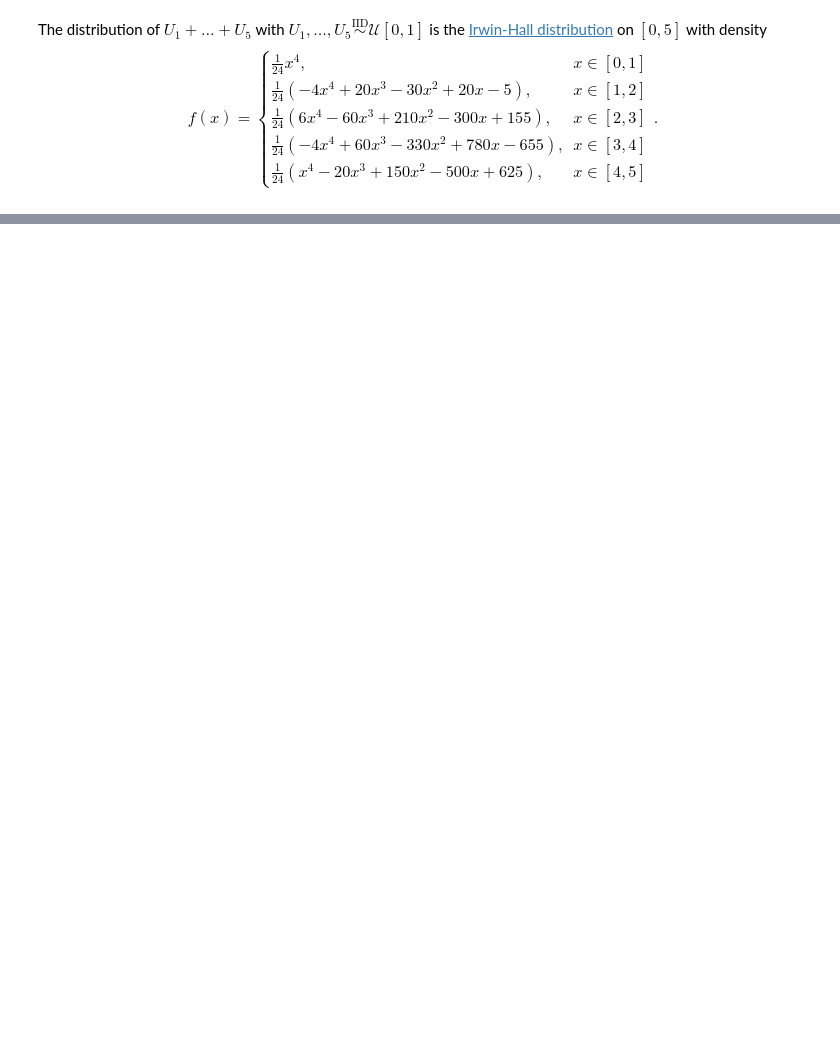
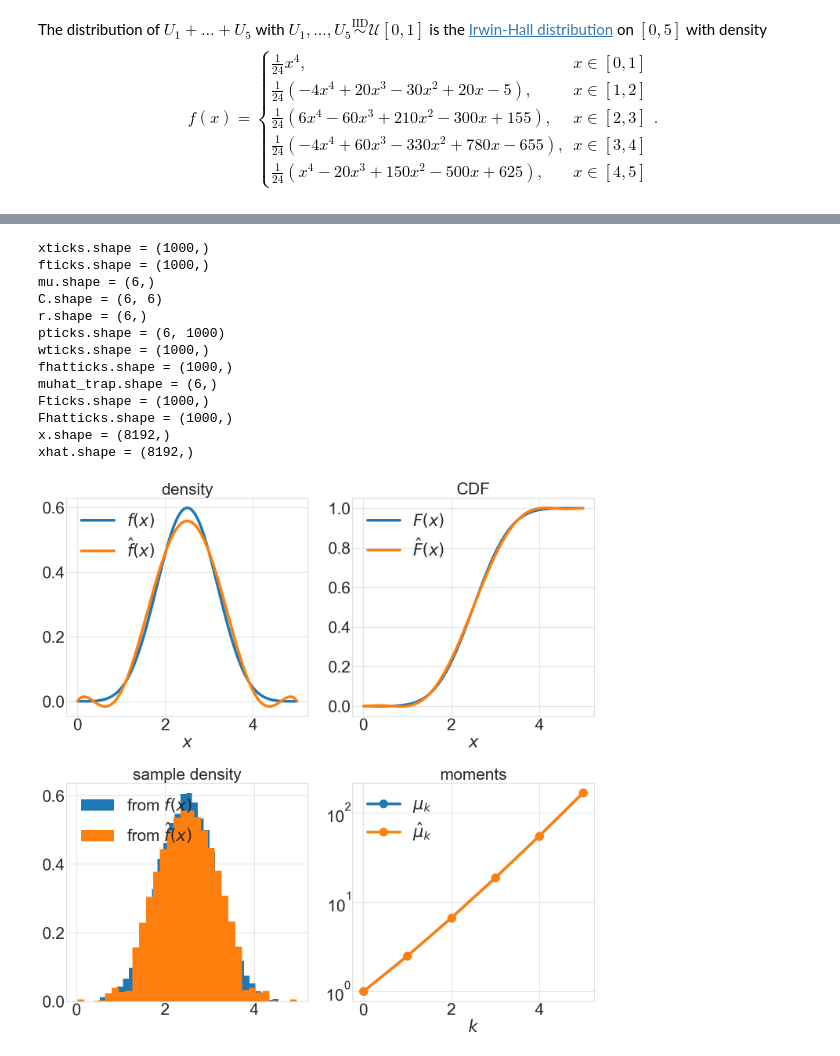
Before and after one commit to alegresor/TorchOrthoPolys, a Jupyter notebook: docs/examples/approx_1d.ipynb, the cells around one changed output, grey strips where cells are left out. Drawn from its saved outputs; the diff is of its cells as text; code cells hidden in the pictures; blank space fills up the shorter version.

Commit message:
clean up univariate moment approximation + add to docs

```diff
--- a/docs/examples/approx_1d.ipynb
+++ b/docs/examples/approx_1d.ipynb
@@ -131,0 +127,75 @@ Yhat.shape = (1000,)
+# %%
+n = 5 # maximum moment
+xticks = torch.linspace(0,5,1000)
+print("xticks.shape = %s"%str(tuple(xticks.shape)))
+fticks = f(xticks)
+print("fticks.shape = %s"%str(tuple(fticks.shape)))
+mu = mu_func(n)
+print("mu.shape = %s"%str(tuple(mu.shape)))
+poly = top.Gegenbauer(alpha=1,loc=0,scale=5)
+C = poly.coeffs(n)
+print("C.shape = %s"%str(tuple(C.shape)))
+r = torch.einsum("ij,j->i",C,mu)
+print("r.shape = %s"%str(tuple(r.shape)))
+pticks = poly(n,xticks)
+print("pticks.shape = %s"%str(tuple(pticks.shape)))
+wticks = poly.weight(xticks)
+print("wticks.shape = %s"%str(tuple(wticks.shape)))
+fhatticks = torch.einsum("i,i...->...",r,pticks)*wticks
+print("fhatticks.shape = %s"%str(tuple(fhatticks.shape)))
+muhat_trap = torch.trapezoid(xticks[None,:]**torch.arange(n+1)[:,None]*fhatticks,xticks,dim=-1)
+print("muhat_trap.shape = %s"%str(tuple(muhat_trap.shape)))
+Fticks = F(xticks)
+print("Fticks.shape = %s"%str(tuple(Fticks.shape)))
+Fhatticks = torch.einsum("i,i...->...",r,poly.integral(n,xticks))
+print("Fhatticks.shape = %s"%str(tuple(Fhatticks.shape)))
+rng = torch.Generator().manual_seed(11)
+N = 2**13 # number of random samples
+x = torch.from_numpy(scipy.stats.qmc.Sobol(5,rng=11).random(N)).sum(-1)
+print("x.shape = %s"%str(tuple(x.shape)))
+xhat = bisect_CDF(
+    F = lambda x: torch.einsum("i,i...->...",r,poly.integral(n,x)),
+    y = torch.from_numpy(scipy.stats.qmc.Sobol(1,rng=11).random(N))[:,0],
+    l = 0,
+    u = 5,
+    steps = 100,
+    rng = None,
+    )
+print("xhat.shape = %s"%str(tuple(xhat.shape)))
+fig,ax = pyplot.subplots(nrows=2,ncols=2,figsize=(PW/2,PW/2))
+ax[0,0].plot(xticks,fticks,label=r"$f(x)$")
+ax[0,0].plot(xticks,fhatticks,label=r"$\hat{f}(x)$")
+ax[0,0].set_title(r"density")
+ax[0,0].set_xlabel(r"$x$")
+ax[0,0].legend(frameon=False,loc="upper left")
+ax[0,1].plot(xticks,Fticks,label=r"$F(x)$")
+ax[0,1].plot(xticks,Fhatticks,label=r"$\hat{F}(x)$")
+ax[0,1].set_title(r"CDF")
+ax[0,1].set_xlabel(r"$x$")
+ax[0,1].legend(frameon=False,loc="upper left")
+ax[1,0].hist(x,bins=32,density=True,label=r"from $f(x)$")
+ax[1,0].hist(xhat,bins=32,density=True,label=r"from $\hat{f}(x)$")
+ax[1,0].legend(frameon=False,loc="upper left")
+ax[1,0].set_title(r"sample density")
+ax[1,1].plot(mu,'-o',label=r"$\mu_k$")
+ax[1,1].plot(muhat_trap,'-o',label=r"$\hat{\mu}_k$")
+ax[1,1].set_yscale("log",base=10)
+ax[1,1].set_title(r"moments")
+ax[1,1].set_xlabel(r"$k$")
+ax[1,1].legend(frameon=False,loc="upper left")
+fig.tight_layout()
+# %% [output]
+xticks.shape = (1000,)
+fticks.shape = (1000,)
+mu.shape = (6,)
+C.shape = (6, 6)
+r.shape = (6,)
+pticks.shape = (6, 1000)
+wticks.shape = (1000,)
+fhatticks.shape = (1000,)
+muhat_trap.shape = (6,)
+Fticks.shape = (1000,)
+Fhatticks.shape = (1000,)
+x.shape = (8192,)
+xhat.shape = (8192,)
+[figure, added]
```
Also changed, not shown: parts of 4 cells of this notebook, 3 other files.
